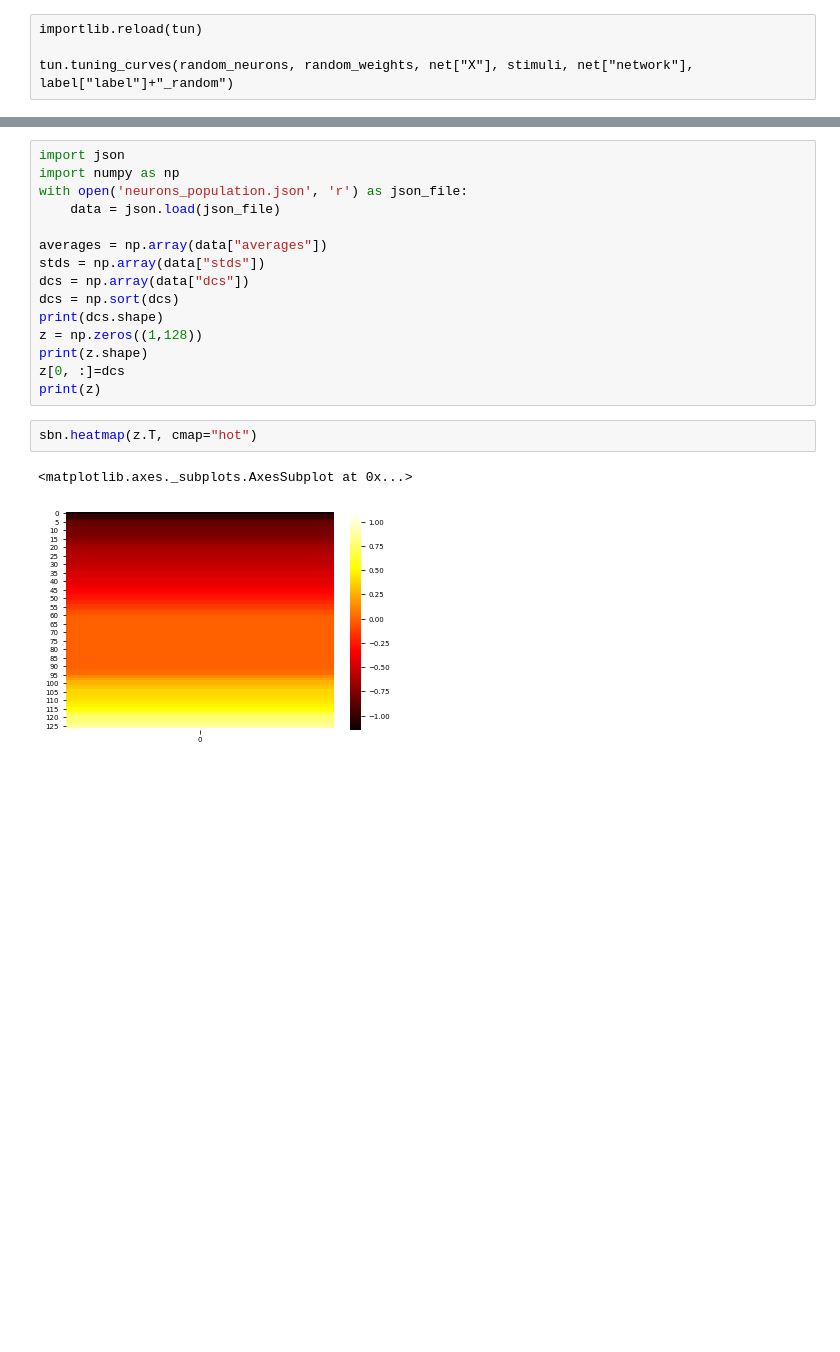
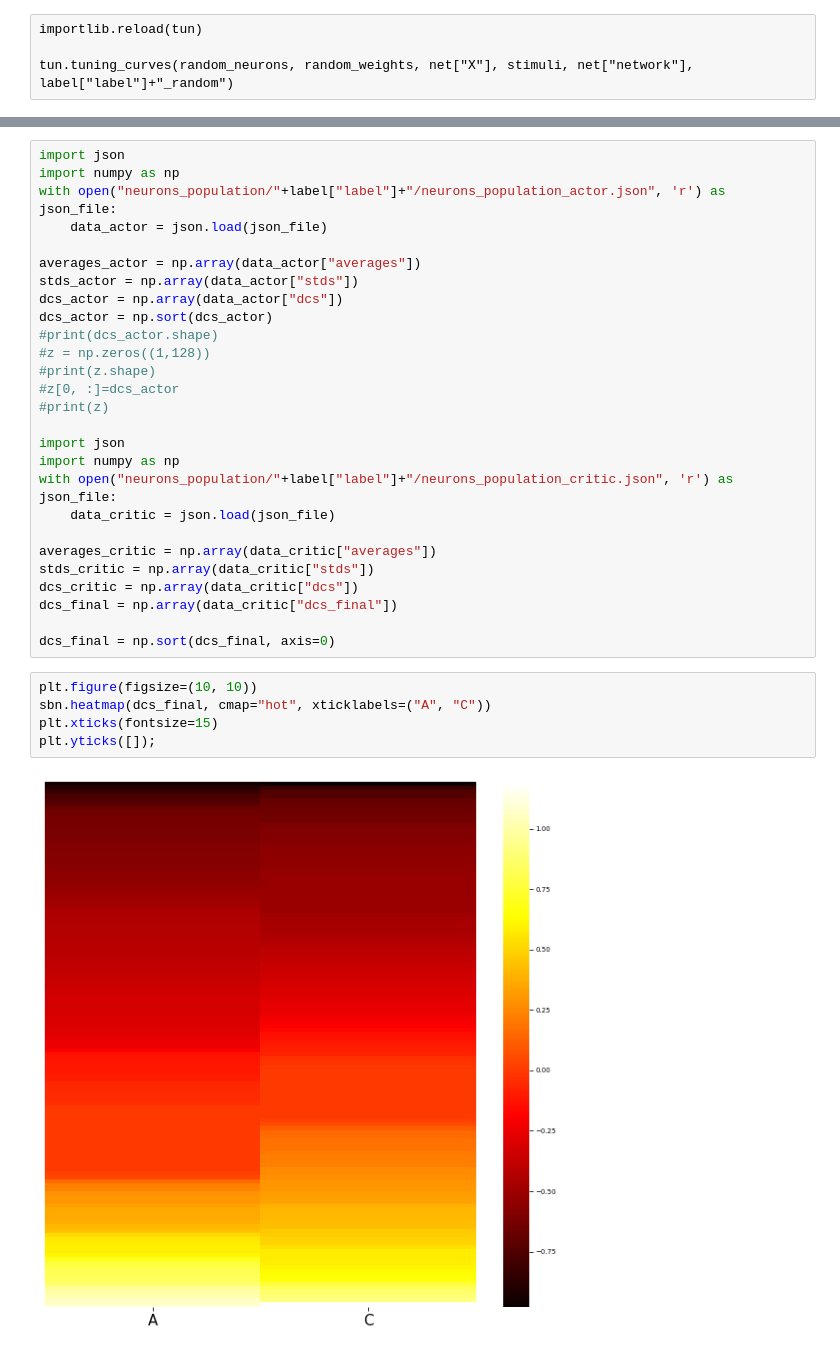
Before and after one commit to MartiniMarittimo/Relevant_neurons_analysis, a Jupyter notebook: relevant_neurons_analysis.ipynb, the cells around one changed output, grey strips where cells are left out. Drawn from its saved outputs; the diff is of its cells as text; blank space fills up the shorter version.

```diff
--- a/relevant_neurons_analysis.ipynb
+++ b/relevant_neurons_analysis.ipynb
@@ -330,20 +282,34 @@ tun.neurons_population(frates_actor, frates_critic, label["Y"], net["network"],
 # %%
 import json
 import numpy as np
-with open('neurons_population.json', 'r') as json_file:
-    data = json.load(json_file)
+with open("neurons_population/"+label["label"]+"/neurons_population_actor.json", 'r') as json_file:
+    data_actor = json.load(json_file)
 
-averages = np.array(data["averages"])
-stds = np.array(data["stds"])
-dcs = np.array(data["dcs"])
-dcs = np.sort(dcs)
-print(dcs.shape)
-z = np.zeros((1,128))
-print(z.shape)
-z[0, :]=dcs
-print(z)
+averages_actor = np.array(data_actor["averages"])
+stds_actor = np.array(data_actor["stds"])
+dcs_actor = np.array(data_actor["dcs"])
+dcs_actor = np.sort(dcs_actor)
+#print(dcs_actor.shape)
+#z = np.zeros((1,128))
+#print(z.shape)
+#z[0, :]=dcs_actor
+#print(z)
+
+import json
+import numpy as np
+with open("neurons_population/"+label["label"]+"/neurons_population_critic.json", 'r') as json_file:
+    data_critic = json.load(json_file)
+
+averages_critic = np.array(data_critic["averages"])
+stds_critic = np.array(data_critic["stds"])
+dcs_critic = np.array(data_critic["dcs"])
+dcs_final = np.array(data_critic["dcs_final"])
+
+dcs_final = np.sort(dcs_final, axis=0)
-# %%
-sbn.heatmap(z.T, cmap="hot")
-# %% [output]
-<matplotlib.axes._subplots.AxesSubplot at 0x...>
-[figure, removed]
+# %%
+plt.figure(figsize=(10, 10))
+sbn.heatmap(dcs_final, cmap="hot", xticklabels=("A", "C"))
+plt.xticks(fontsize=15)
+plt.yticks([]);
+# %% [output]
+[figure, added]
```
Also changed, not shown: parts of 27 cells of this notebook, 3 other files.
